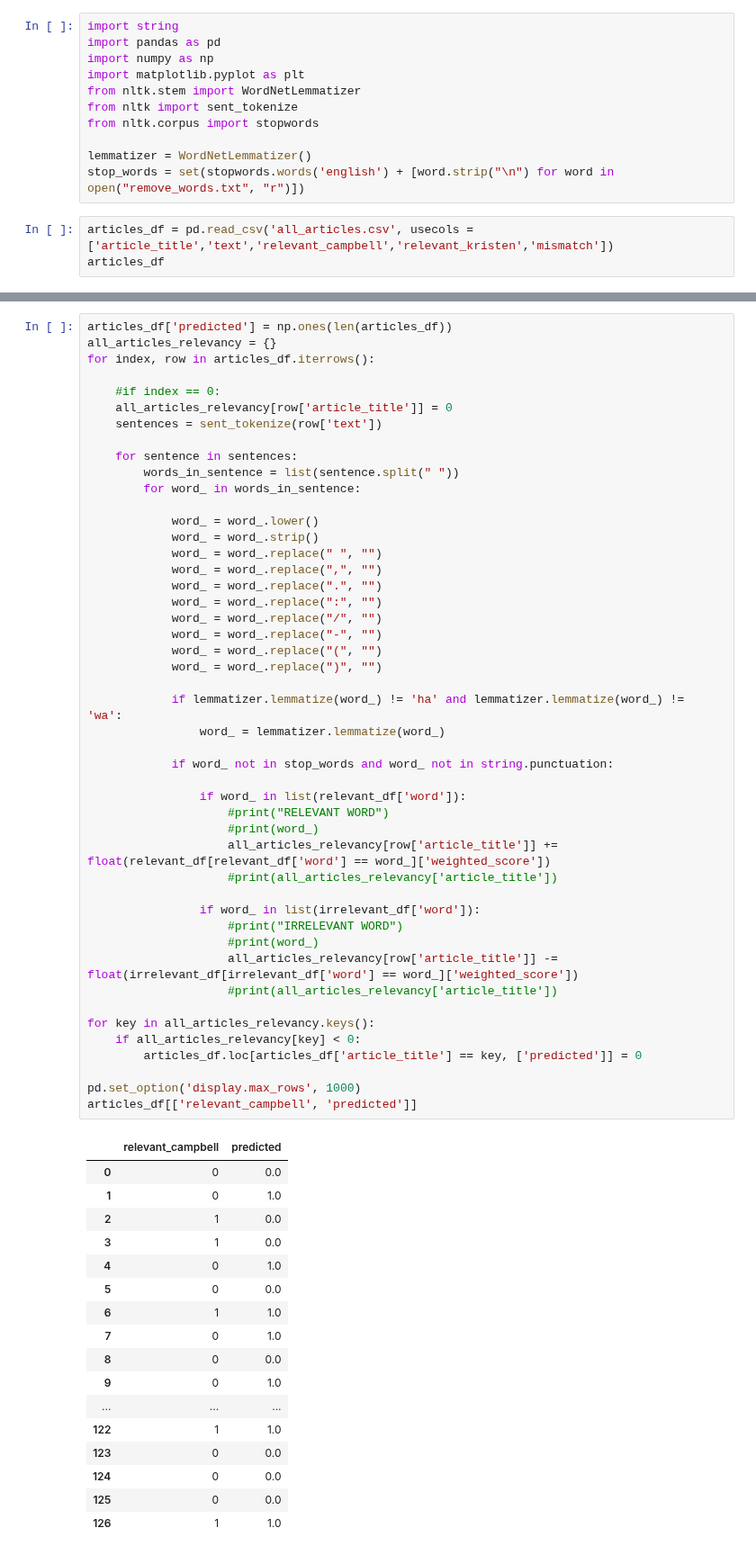
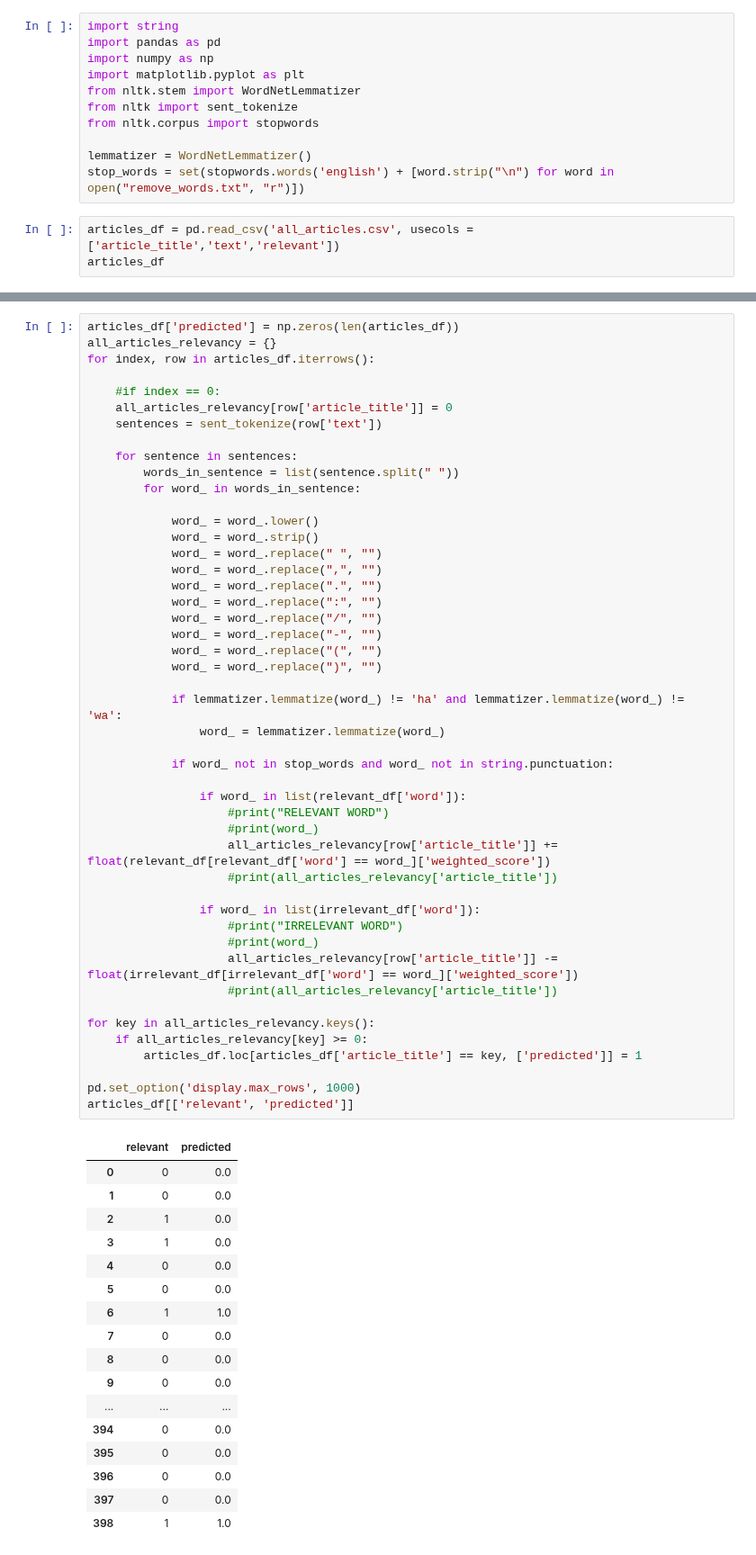
Before and after one commit to NishqR/Document-Similarity, a Jupyter notebook: Classifier.ipynb, the cells around one changed output, grey strips where cells are left out. Shown at 90% size. Cells and saved outputs as stored; diff of their text form.

```diff
--- a/Classifier.ipynb
+++ b/Classifier.ipynb
@@ -10,6 +10,6 @@ from nltk.corpus import stopwords
 lemmatizer = WordNetLemmatizer()
 stop_words = set(stopwords.words('english') + [word.strip("\n") for word in open("remove_words.txt", "r")])
 # %%
-articles_df = pd.read_csv('all_articles.csv', usecols = ['article_title','text','relevant_campbell','relevant_kristen','mismatch'])
+articles_df = pd.read_csv('all_articles.csv', usecols = ['article_title','text','relevant'])
 articles_df
 # %% [output]
@@ -71,5 +63,5 @@ irrelevant_df
 # %%
-articles_df['predicted'] = np.ones(len(articles_df))
+articles_df['predicted'] = np.zeros(len(articles_df))
 all_articles_relevancy = {}
 for index, row in articles_df.iterrows():
 
@@ -86,53 +78,53 @@ for index, row in articles_df.iterrows():
             word_ = word_.replace(" ", "")
             word_ = word_.replace(",", "")
             word_ = word_.replace(".", "")
             word_ = word_.replace(":", "")
             word_ = word_.replace("/", "")
             word_ = word_.replace("-", "")
             word_ = word_.replace("(", "")
             word_ = word_.replace(")", "")
 
             if lemmatizer.lemmatize(word_) != 'ha' and lemmatizer.lemmatize(word_) != 'wa':
                 word_ = lemmatizer.lemmatize(word_)
 
             if word_ not in stop_words and word_ not in string.punctuation:
 
                 if word_ in list(relevant_df['word']):
                     #print("RELEVANT WORD")
                     #print(word_)
                     all_articles_relevancy[row['article_title']] += float(relevant_df[relevant_df['word'] == word_]['weighted_score'])
                     #print(all_articles_relevancy['article_title'])
 
                 if word_ in list(irrelevant_df['word']):
                     #print("IRRELEVANT WORD")
                     #print(word_)
                     all_articles_relevancy[row['article_title']] -= float(irrelevant_df[irrelevant_df['word'] == word_]['weighted_score'])
                     #print(all_articles_relevancy['article_title'])
 
 for key in all_articles_relevancy.keys():
-    if all_articles_relevancy[key] < 0:
-        articles_df.loc[articles_df['article_title'] == key, ['predicted']] = 0
+    if all_articles_relevancy[key] >= 0:
+        articles_df.loc[articles_df['article_title'] == key, ['predicted']] = 1
 
 pd.set_option('display.max_rows', 1000)
-articles_df[['relevant_campbell', 'predicted']]
+articles_df[['relevant', 'predicted']]
 # %% [output]
-|  | relevant_campbell | predicted |
+|  | relevant | predicted |
 | 0 | 0 | 0.0 |
-| 1 | 0 | 1.0 |
+| 1 | 0 | 0.0 |
 | 2 | 1 | 0.0 |
 | 3 | 1 | 0.0 |
-| 4 | 0 | 1.0 |
+| 4 | 0 | 0.0 |
 | 5 | 0 | 0.0 |
 | 6 | 1 | 1.0 |
-| 7 | 0 | 1.0 |
+| 7 | 0 | 0.0 |
 | 8 | 0 | 0.0 |
-| 9 | 0 | 1.0 |
+| 9 | 0 | 0.0 |
 | ... | ... | ... |
-| 122 | 1 | 1.0 |
-| 123 | 0 | 0.0 |
-| 124 | 0 | 0.0 |
-| 125 | 0 | 0.0 |
-| 126 | 1 | 1.0 |
+| 394 | 0 | 0.0 |
+| 395 | 0 | 0.0 |
+| 396 | 0 | 0.0 |
+| 397 | 0 | 0.0 |
+| 398 | 1 | 1.0 |
 # %%
 num_ers = 0
 true_positive = 0
```
Also changed, not shown: parts of 8 cells of this notebook, 7 other files.
